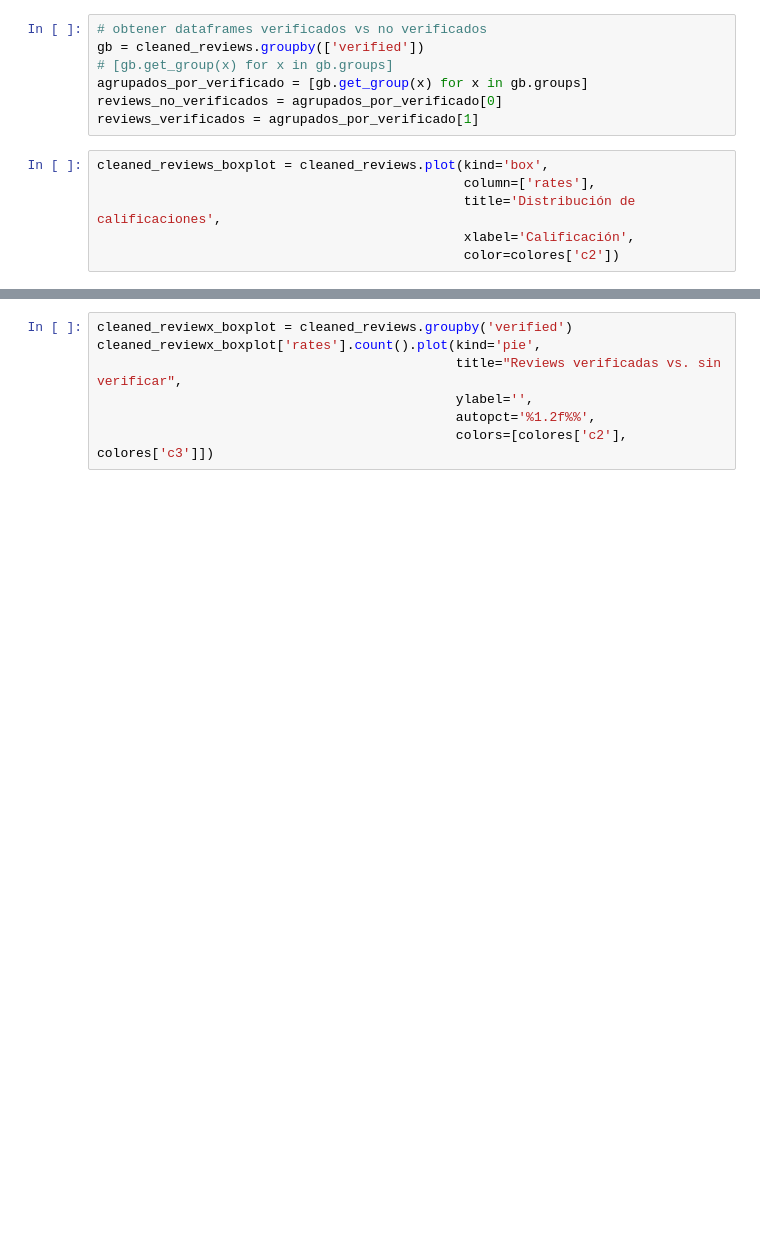
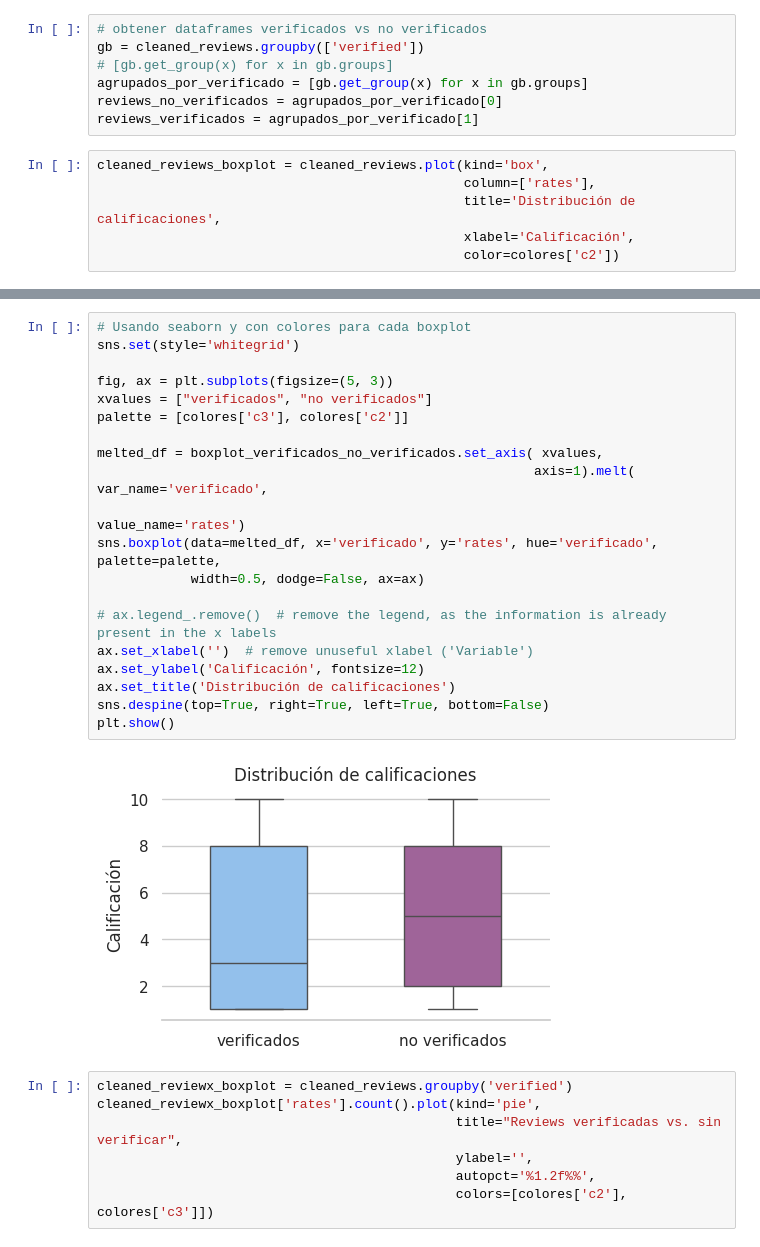
Before and after one commit to alexguttlein/TP1-AnalisisExploratorioDeDatos, a Jupyter notebook: TP1_Análisis_Exploratorio_de_Datos.ipynb, the cells around one changed output, grey strips where cells are left out. Saved outputs shown, nothing was run; the diff lists cells and outputs as text; blank space fills up the shorter version.

Commit message:
Adds seaborn boxplot

```diff
--- a/TP1_Análisis_Exploratorio_de_Datos.ipynb
+++ b/TP1_Análisis_Exploratorio_de_Datos.ipynb
@@ -456,4 +457,26 @@ boxplot_verificados_no_verificados.plot(kind='box',
 [figure]
+# %%
+# Usando seaborn y con colores para cada boxplot
+sns.set(style='whitegrid')
+
+fig, ax = plt.subplots(figsize=(5, 3))
+xvalues = ["verificados", "no verificados"]
+palette = [colores['c3'], colores['c2']]
+
+melted_df = boxplot_verificados_no_verificados.set_axis( xvalues,
+                                                        axis=1).melt( var_name='verificado',
+                                                                     value_name='rates')
+sns.boxplot(data=melted_df, x='verificado', y='rates', hue='verificado', palette=palette,
+            width=0.5, dodge=False, ax=ax)
+
+# ax.legend_.remove()  # remove the legend, as the information is already present in the x labels
+ax.set_xlabel('')  # remove unuseful xlabel ('Variable')
+ax.set_ylabel('Calificación', fontsize=12)
+ax.set_title('Distribución de calificaciones')
+sns.despine(top=True, right=True, left=True, bottom=False)
+plt.show()
+# %% [output]
+[figure, added]
 # %%
 cleaned_reviewx_boxplot = cleaned_reviews.groupby('verified')
 cleaned_reviewx_boxplot['rates'].count().plot(kind='pie',
```
Also changed, not shown: parts of 1 cell of this notebook.
